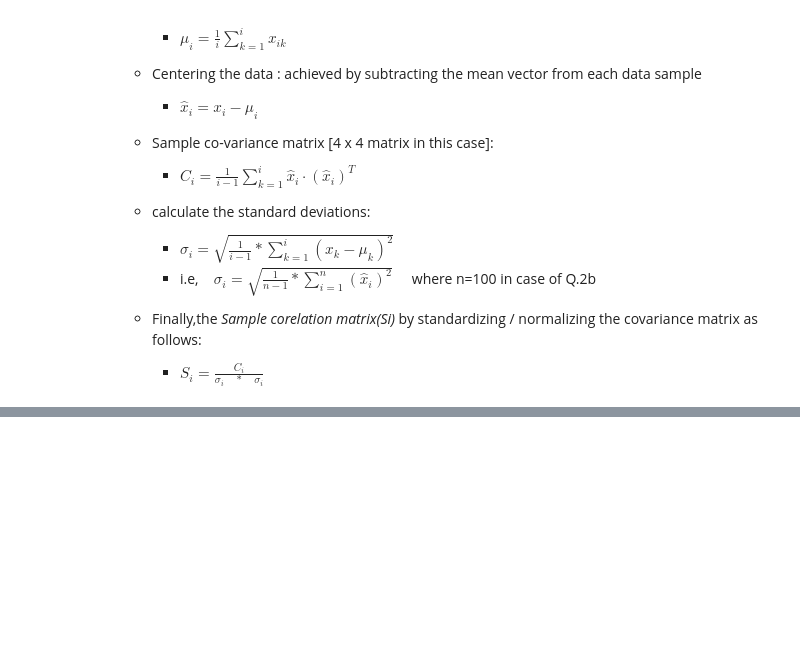
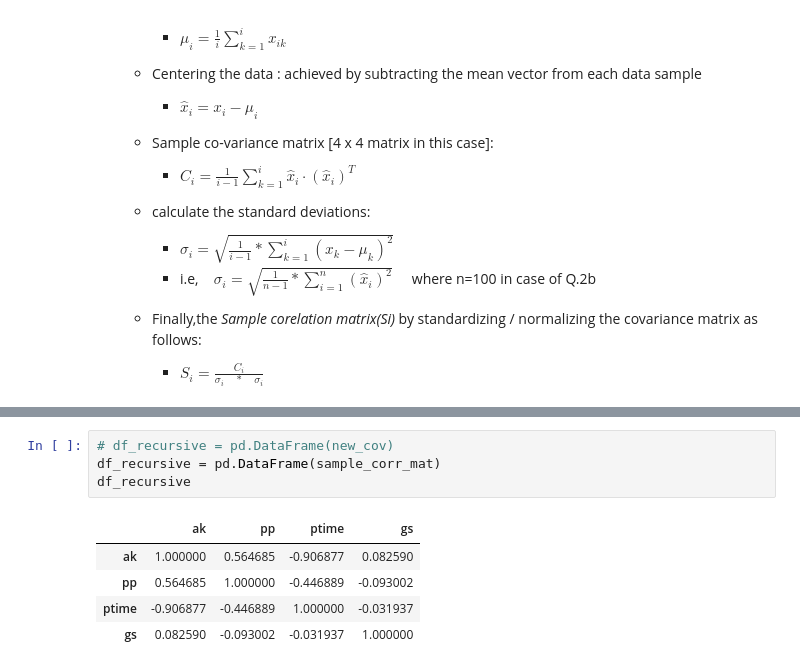
Before and after one commit to bananighosh/Fall-2023-NYU-AI, a Jupyter notebook: assignment_1/Copy_of_CS_GY661_AI_Probability_Assignment.ipynb, the cells around one changed output, grey strips where cells are left out. Drawn from its saved outputs; the diff is of its cells as text; blank space fills up the shorter version.

```diff
--- a/assignment_1/Copy_of_CS_GY661_AI_Probability_Assignment.ipynb
+++ b/assignment_1/Copy_of_CS_GY661_AI_Probability_Assignment.ipynb
@@ -215,0 +302,10 @@ plot.show()
+# %%
+# df_recursive = pd.DataFrame(new_cov)
+df_recursive = pd.DataFrame(sample_corr_mat)
+df_recursive
+# %% [output]
+|  | ak | pp | ptime | gs |
+| ak | 1.000000 | 0.564685 | -0.906877 | 0.082590 |
+| pp | 0.564685 | 1.000000 | -0.446889 | -0.093002 |
+| ptime | -0.906877 | -0.446889 | 1.000000 | -0.031937 |
+| gs | 0.082590 | -0.093002 | -0.031937 | 1.000000 |
```
Also changed, not shown: parts of 15 cells of this notebook.
